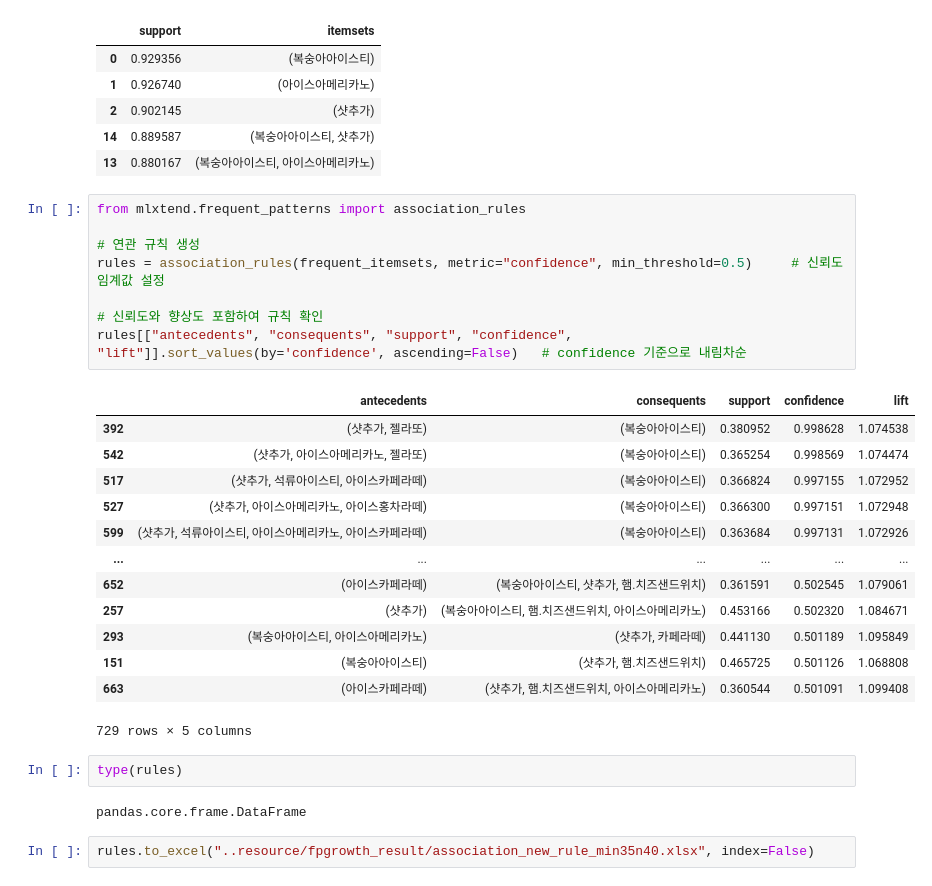
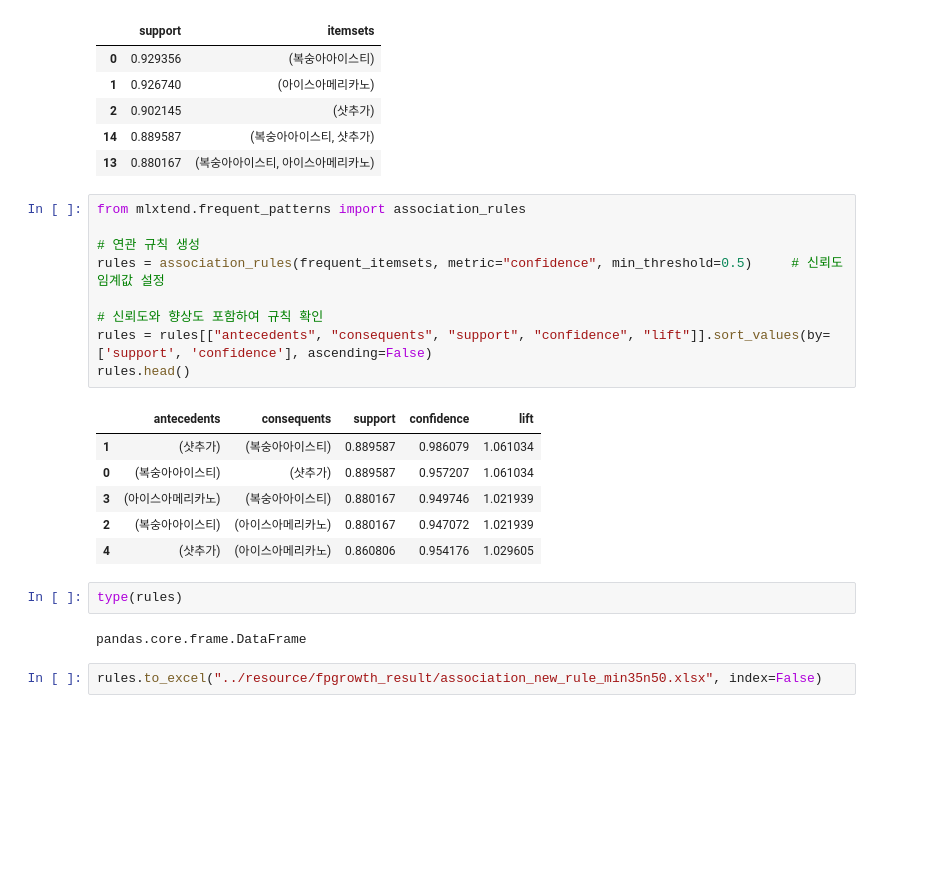
Before and after one commit to sohds/P4DS_gaeun_allocation, a Jupyter notebook: model/fpgrowth_menu.ipynb, the cells around one changed output. Cells and saved outputs as stored; diff of their text form; blank space fills up the shorter version.

```diff
--- a/model/fpgrowth_menu.ipynb
+++ b/model/fpgrowth_menu.ipynb
@@ -115,28 +115,22 @@ frequent_itemsets.head()
 # %%
 from mlxtend.frequent_patterns import association_rules
 
 # 연관 규칙 생성
 rules = association_rules(frequent_itemsets, metric="confidence", min_threshold=0.5)     # 신뢰도 임계값 설정
 
 # 신뢰도와 향상도 포함하여 규칙 확인
-rules[["antecedents", "consequents", "support", "confidence", "lift"]].sort_values(by='confidence', ascending=False)   # confidence 기준으로 내림차순
+rules = rules[["antecedents", "consequents", "support", "confidence", "lift"]].sort_values(by=['support', 'confidence'], ascending=False)
+rules.head()
 # %% [output]
 |  | antecedents | consequents | support | confidence | lift |
-| 392 | (샷추가, 젤라또) | (복숭아아이스티) | 0.380952 | 0.998628 | 1.074538 |
-| 542 | (샷추가, 아이스아메리카노, 젤라또) | (복숭아아이스티) | 0.365254 | 0.998569 | 1.074474 |
-| 517 | (샷추가, 석류아이스티, 아이스카페라떼) | (복숭아아이스티) | 0.366824 | 0.997155 | 1.072952 |
-| 527 | (샷추가, 아이스아메리카노, 아이스홍차라떼) | (복숭아아이스티) | 0.366300 | 0.997151 | 1.072948 |
-| 599 | (샷추가, 석류아이스티, 아이스아메리카노, 아이스카페라떼) | (복숭아아이스티) | 0.363684 | 0.997131 | 1.072926 |
-| ... | ... | ... | ... | ... | ... |
-| 652 | (아이스카페라떼) | (복숭아아이스티, 샷추가, 햄.치즈샌드위치) | 0.361591 | 0.502545 | 1.079061 |
-| 257 | (샷추가) | (복숭아아이스티, 햄.치즈샌드위치, 아이스아메리카노) | 0.453166 | 0.502320 | 1.084671 |
-| 293 | (복숭아아이스티, 아이스아메리카노) | (샷추가, 카페라떼) | 0.441130 | 0.501189 | 1.095849 |
-| 151 | (복숭아아이스티) | (샷추가, 햄.치즈샌드위치) | 0.465725 | 0.501126 | 1.068808 |
-| 663 | (아이스카페라떼) | (샷추가, 햄.치즈샌드위치, 아이스아메리카노) | 0.360544 | 0.501091 | 1.099408 |
+| 1 | (샷추가) | (복숭아아이스티) | 0.889587 | 0.986079 | 1.061034 |
+| 0 | (복숭아아이스티) | (샷추가) | 0.889587 | 0.957207 | 1.061034 |
+| 3 | (아이스아메리카노) | (복숭아아이스티) | 0.880167 | 0.949746 | 1.021939 |
+| 2 | (복숭아아이스티) | (아이스아메리카노) | 0.880167 | 0.947072 | 1.021939 |
+| 4 | (샷추가) | (아이스아메리카노) | 0.860806 | 0.954176 | 1.029605 |
-729 rows × 5 columns
 # %%
 type(rules)
 # %% [output]
 pandas.core.frame.DataFrame
 # %%
-rules.to_excel("..resource/fpgrowth_result/association_new_rule_min35n40.xlsx", index=False)
+rules.to_excel("../resource/fpgrowth_result/association_new_rule_min35n50.xlsx", index=False)
```
